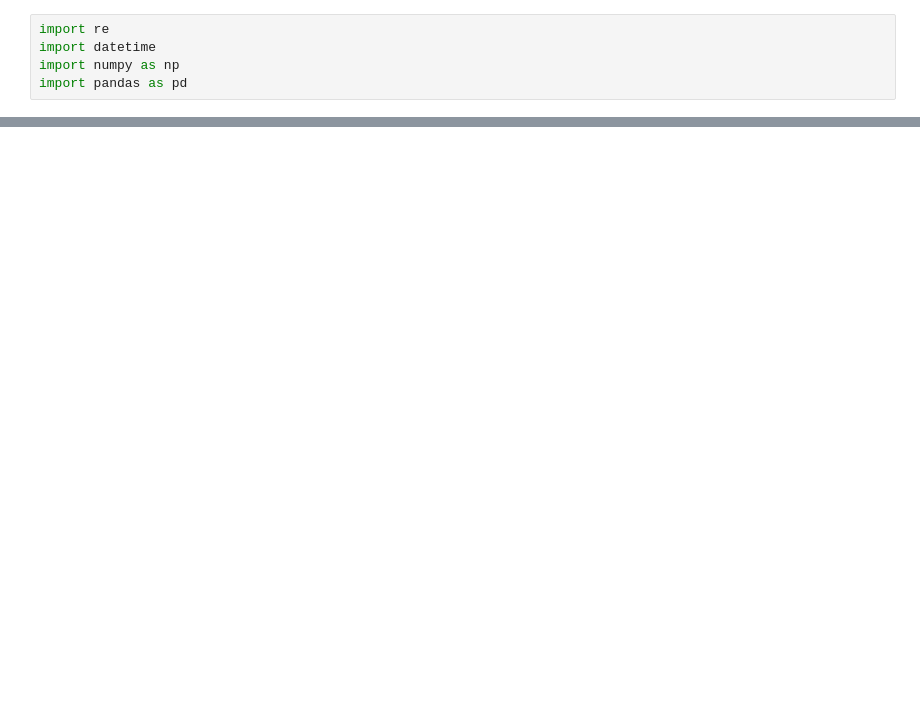
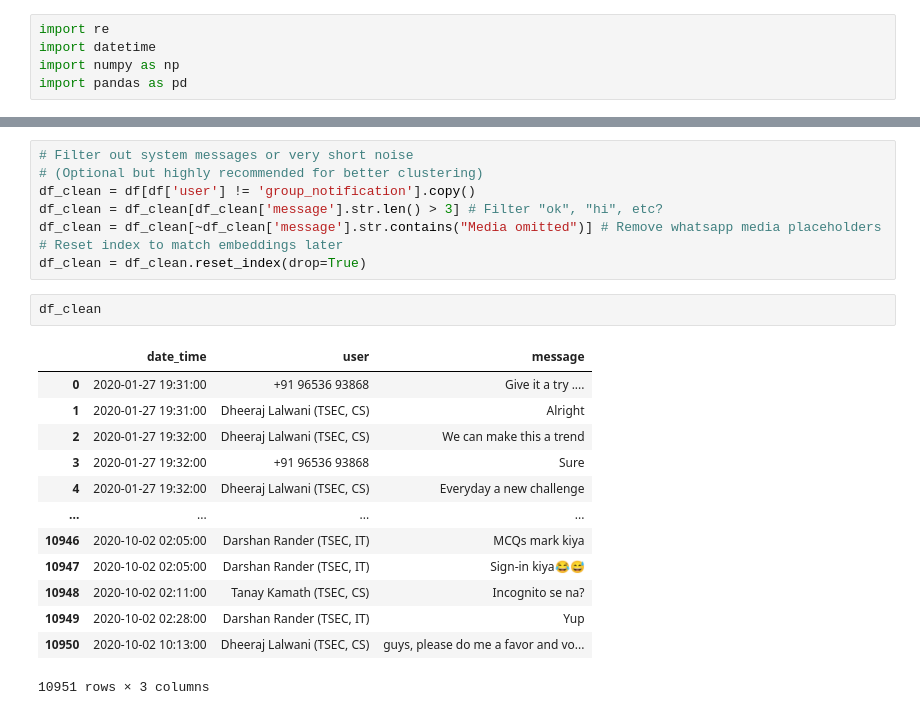
Before and after one commit to lwwws/Nexus, a Jupyter notebook: data_analysis.ipynb, the cells around one changed output, grey strips where cells are left out. Saved outputs shown, nothing was run; the diff lists cells and outputs as text; blank space fills up the shorter version.

```diff
--- a/data_analysis.ipynb
+++ b/data_analysis.ipynb
@@ -67,0 +107,24 @@ df
+# %%
+# Filter out system messages or very short noise
+# (Optional but highly recommended for better clustering)
+df_clean = df[df['user'] != 'group_notification'].copy()
+df_clean = df_clean[df_clean['message'].str.len() > 3] # Filter "ok", "hi", etc?
+df_clean = df_clean[~df_clean['message'].str.contains("Media omitted")] # Remove whatsapp media placeholders
+# Reset index to match embeddings later
+df_clean = df_clean.reset_index(drop=True)
+# %%
+df_clean
+# %% [output]
+|  | date_time | user | message |
+| 0 | 2020-01-27 19:31:00 | +91 96536 93868 | Give it a try .... |
+| 1 | 2020-01-27 19:31:00 | Dheeraj Lalwani (TSEC, CS) | Alright |
+| 2 | 2020-01-27 19:32:00 | Dheeraj Lalwani (TSEC, CS) | We can make this a trend |
+| 3 | 2020-01-27 19:32:00 | +91 96536 93868 | Sure |
+| 4 | 2020-01-27 19:32:00 | Dheeraj Lalwani (TSEC, CS) | Everyday a new challenge |
+| ... | ... | ... | ... |
+| 10946 | 2020-10-02 02:05:00 | Darshan Rander (TSEC, IT) | MCQs mark kiya |
+| 10947 | 2020-10-02 02:05:00 | Darshan Rander (TSEC, IT) | Sign-in kiya😂😅 |
+| 10948 | 2020-10-02 02:11:00 | Tanay Kamath (TSEC, CS) | Incognito se na? |
+| 10949 | 2020-10-02 02:28:00 | Darshan Rander (TSEC, IT) | Yup |
+| 10950 | 2020-10-02 10:13:00 | Dheeraj Lalwani (TSEC, CS) | guys, please do me a favor and vo... |
+10951 rows × 3 columns
```
Also changed, not shown: parts of 24 cells of this notebook.
